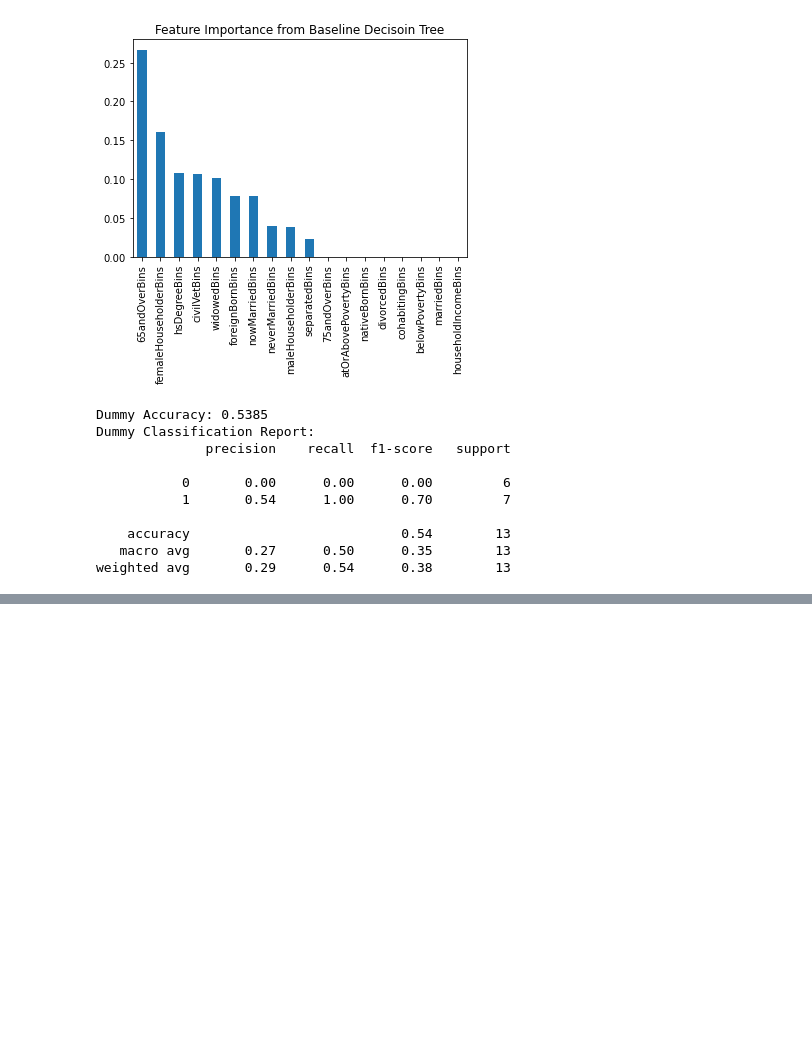
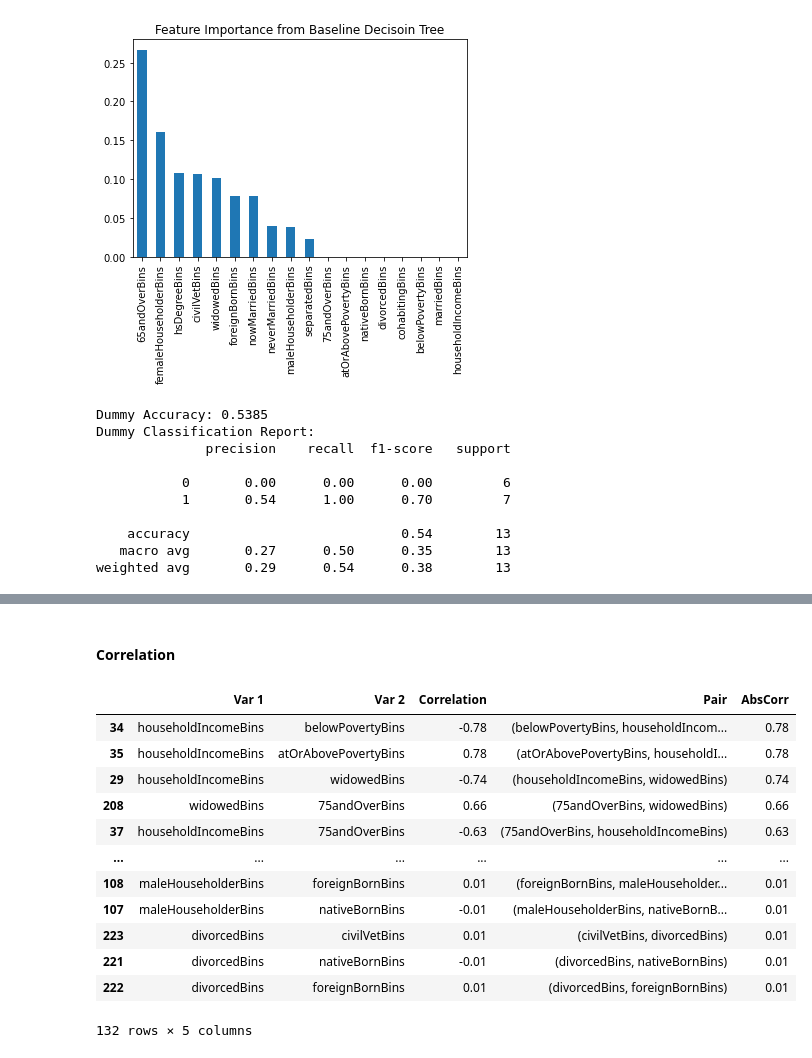
Before and after one commit to erinbest017/COMP4447Hospice, a Jupyter notebook: Code/hospiceMLCounty.ipynb, the cells around one changed output, grey strips where cells are left out. Cells and saved outputs as stored; diff of their text form; code cells hidden in the pictures; blank space fills up the shorter version.

```diff
--- a/Code/hospiceMLCounty.ipynb
+++ b/Code/hospiceMLCounty.ipynb
@@ -605,0 +681,55 @@ weighted avg       0.29      0.54      0.38        13
+# %% [markdown]
+#### Correlation
+# %%
+### Import mergedTable
+corrDF = pd.read_pickle('corrDF.pkl')
+# %%
+corrMatrix = corrDF.corr()
+# %%
+### Evaluate CorrMatrix
+### I don't want to see correlations between items from the same table
+excludedGroups = [
+    {'marriedBins', 'cohabitingBins', 'maleHouseholderBins', 'femaleHouseholderBins', 'neverMarriedBins', 'nowMarriedBins',	'separatedBins', 'widowedBins', 'divorcedBins'},
+	{'nativeBornBins', 'foreignBornBins'},
+	{'belowPovertyBins', 'atOrAbovePovertyBins'},
+	{'65andOverBins', '75andOverBins'},
+
+]
+
+def excludedPairs(col1, col2):
+    for group in excludedGroups:
+        if col1 in group and col2 in group:
+            return True
+    return False
+# %%
+### Build correlation DF
+corrPairs = corrMatrix.unstack().reset_index()
+corrPairs.columns = ['Var 1', 'Var 2', 'Correlation']
+corrPairs = corrPairs[corrPairs['Var 1'] != corrPairs['Var 2']]
+
+## Avoid duplicates like (A,B) and (B,A)
+corrPairs['Pair'] = corrPairs.apply(lambda row: tuple(sorted([row['Var 1'], row['Var 2']])), axis=1)
+corrPairs = corrPairs.drop_duplicates('Pair')
+
+## Fliter out excluded pairs
+corrPairs = corrPairs[~corrPairs['Pair'].apply(lambda x: excludedPairs(*x))]
+
+## Calculate abs and sort
+corrPairs['AbsCorr'] = corrPairs['Correlation'].abs()
+sortedCorrPairs = corrPairs.sort_values(by = 'AbsCorr', ascending=False).round(2)
+
+sortedCorrPairs
+# %% [output]
+|  | Var 1 | Var 2 | Correlation | Pair | AbsCorr |
+| 34 | householdIncomeBins | belowPovertyBins | -0.78 | (belowPovertyBins, householdIncom... | 0.78 |
+| 35 | householdIncomeBins | atOrAbovePovertyBins | 0.78 | (atOrAbovePovertyBins, householdI... | 0.78 |
+| 29 | householdIncomeBins | widowedBins | -0.74 | (householdIncomeBins, widowedBins) | 0.74 |
+| 208 | widowedBins | 75andOverBins | 0.66 | (75andOverBins, widowedBins) | 0.66 |
+| 37 | householdIncomeBins | 75andOverBins | -0.63 | (75andOverBins, householdIncomeBins) | 0.63 |
+| ... | ... | ... | ... | ... | ... |
+| 108 | maleHouseholderBins | foreignBornBins | 0.01 | (foreignBornBins, maleHouseholder... | 0.01 |
+| 107 | maleHouseholderBins | nativeBornBins | -0.01 | (maleHouseholderBins, nativeBornB... | 0.01 |
+| 223 | divorcedBins | civilVetBins | 0.01 | (civilVetBins, divorcedBins) | 0.01 |
+| 221 | divorcedBins | nativeBornBins | -0.01 | (divorcedBins, nativeBornBins) | 0.01 |
+| 222 | divorcedBins | foreignBornBins | 0.01 | (divorcedBins, foreignBornBins) | 0.01 |
+132 rows × 5 columns
```
Also changed, not shown: parts of 26 cells of this notebook, 1 other file.
